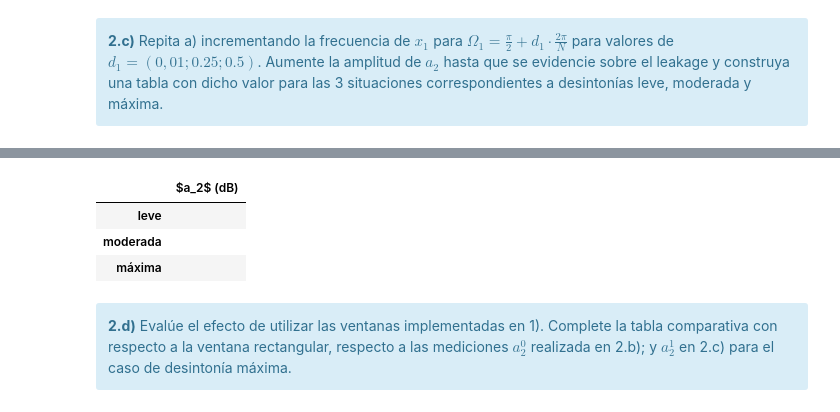
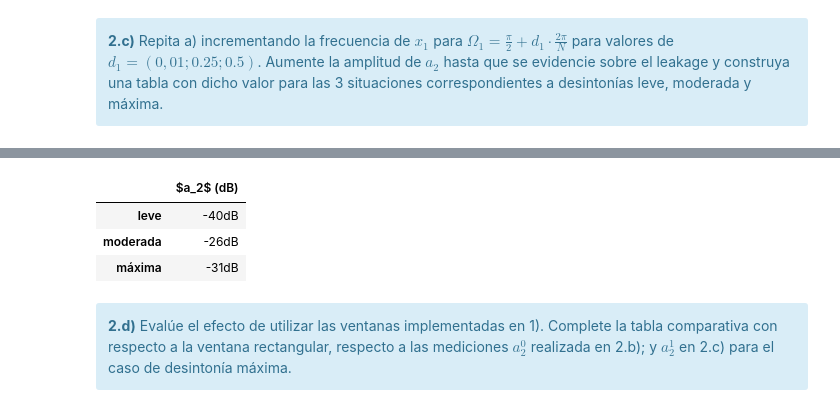
Before and after one commit to fcatuogno/PDS_TPs, a Jupyter notebook: TP2 - Ventanas.ipynb, the cells around one changed output, grey strips where cells are left out. Drawn from its saved outputs; the diff is of its cells as text; code cells hidden in the pictures.

```diff
--- a/TP2 - Ventanas.ipynb
+++ b/TP2 - Ventanas.ipynb
@@ -405,31 +627,25 @@ for index in Ventanas:
 # %%
-##########################################
-# Acá podés generar los gráficos pedidos #
-##########################################
-
-
-
 #######################################
 # Tu simulación que genere resultados #
 #######################################
 
 tus_resultados = [
-                   '', # <-- acá debería haber numeritos :)
-                   '', # <-- acá debería haber numeritos :)
-                   '' # <-- acá debería haber numeritos :)
+                   '-40dB', # <-- acá debería haber numeritos :)
+                   '-26dB', # <-- acá debería haber numeritos :)
+                   '-31dB' # <-- acá debería haber numeritos :)
                  ]
 df = DataFrame(tus_resultados, columns=['$a_2$ (dB)'],
                index=[
                         'leve',
                         'moderada',
                         'máxima',
                      ])
 HTML(df.to_html())
 # %% [output]
 |  | $a_2$ (dB) |
-| leve |  |
-| moderada |  |
-| máxima |  |
+| leve | -40dB |
+| moderada | -26dB |
+| máxima | -31dB |
 # %% [markdown]
 <div class="alert alert-block alert-info">
 <b>2.d)</b> Evalúe el efecto de utilizar las ventanas implementadas en 1). Complete la tabla comparativa con respecto a la ventana rectangular, respecto a las mediciones $a^0_2$ realizada en 2.b); y $a^1_2$ en 2.c) para el caso de desintonía máxima.
```
Also changed, not shown: parts of 11 cells of this notebook.
